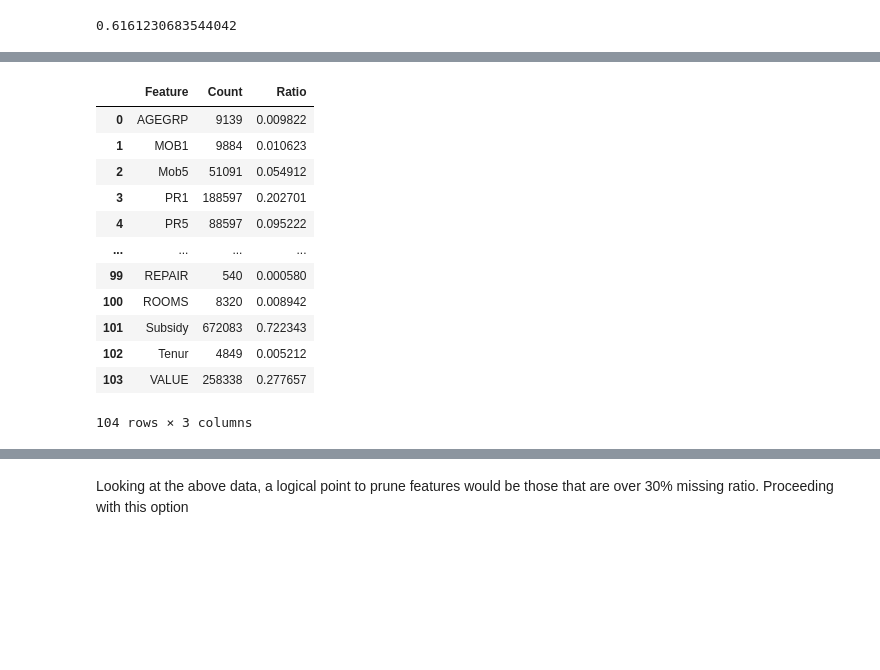
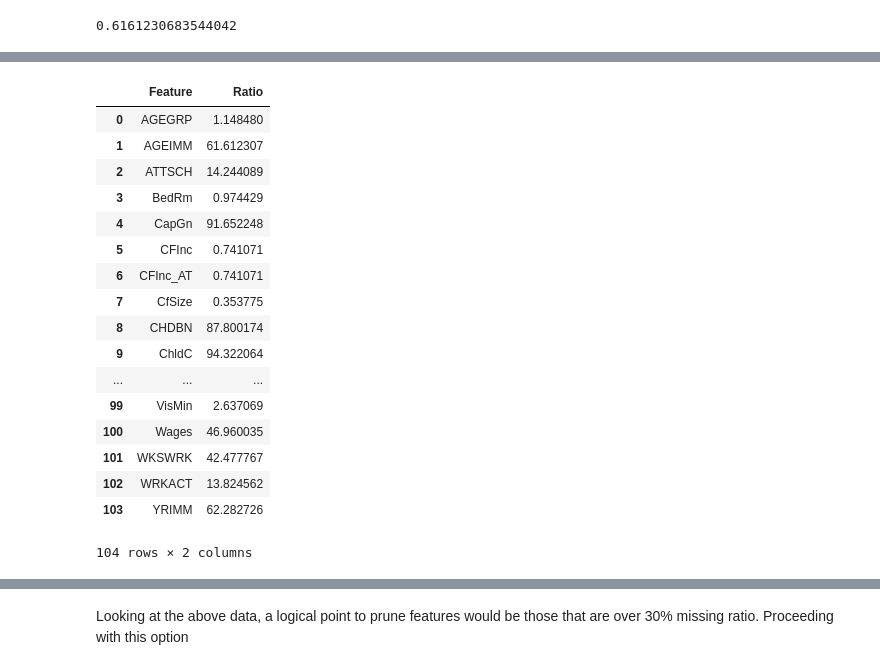
Before and after one commit to Kiefer-Co/4710-L-Plus, a Jupyter notebook: notebooks/Data-Wrangling.ipynb, the cells around one changed output, grey strips where cells are left out. Cells and saved outputs as stored; diff of their text form; code cells hidden in the pictures; blank space fills up the shorter version.

```diff
--- a/notebooks/Data-Wrangling.ipynb
+++ b/notebooks/Data-Wrangling.ipynb
@@ -232 +233,18 @@ missing_dict = dict(
 )
+# %%
+
+def process_NA_rows(dataset, col_name, na_value):
+    if isinstance(na_value, list):
+        num_na = dataset.loc[dataset[col_name] == na_value[0]].shape[0]
+        num_na += dataset.loc[dataset[col_name] == na_value[1]].shape[0]
+    else:
+        num_na = dataset[dataset[col_name] == na_value].shape[0]
+    print(col_name, "% missing values =", num_na/dataset.shape[0]*100)
+    ratio = num_na/dataset.shape[0]*100
+    return ratio
+# %%
+missing_val_summary = dict()
+for name in list(datasetNoMTNEN.columns):
+    if name in missing_values_dict:
+        percent_bad_rows = process_NA_rows(datasetNoMTNEN, name, missing_values_dict[name])
+        missing_val_summary[name] = percent_bad_rows
@@ -233,23 +269,27 @@ missing_dict = dict(
 # %%
-total_count = x.shape[0]
 
-df_missing = pd.DataFrame(list(missing_dict.items()), columns=['Feature', 'Count'])
-df_missing['Ratio'] = df_missing['Count'] / total_count
+
+df_missing = pd.DataFrame(list(missing_val_summary.items()), columns=['Feature', 'Ratio'])
 df_missing
 # %% [output]
-|  | Feature | Count | Ratio |
-| 0 | AGEGRP | 9139 | 0.009822 |
-| 1 | MOB1 | 9884 | 0.010623 |
-| 2 | Mob5 | 51091 | 0.054912 |
-| 3 | PR1 | 188597 | 0.202701 |
-| 4 | PR5 | 88597 | 0.095222 |
-| ... | ... | ... | ... |
-| 99 | REPAIR | 540 | 0.000580 |
-| 100 | ROOMS | 8320 | 0.008942 |
-| 101 | Subsidy | 672083 | 0.722343 |
-| 102 | Tenur | 4849 | 0.005212 |
-| 103 | VALUE | 258338 | 0.277657 |
+|  | Feature | Ratio |
+| 0 | AGEGRP | 1.148480 |
+| 1 | AGEIMM | 61.612307 |
+| 2 | ATTSCH | 14.244089 |
+| 3 | BedRm | 0.974429 |
+| 4 | CapGn | 91.652248 |
+| 5 | CFInc | 0.741071 |
+| 6 | CFInc_AT | 0.741071 |
+| 7 | CfSize | 0.353775 |
+| 8 | CHDBN | 87.800174 |
+| 9 | ChldC | 94.322064 |
+| ... | ... | ... |
+| 99 | VisMin | 2.637069 |
+| 100 | Wages | 46.960035 |
+| 101 | WKSWRK | 42.477767 |
+| 102 | WRKACT | 13.824562 |
+| 103 | YRIMM | 62.282726 |
-104 rows × 3 columns
+104 rows × 2 columns
 # %%
 df_missing = df_missing.sort_values(by=['Ratio'], ascending=False)
 source = ColumnDataSource(data=df_missing)
```
Also changed, not shown: parts of 4 cells of this notebook.
